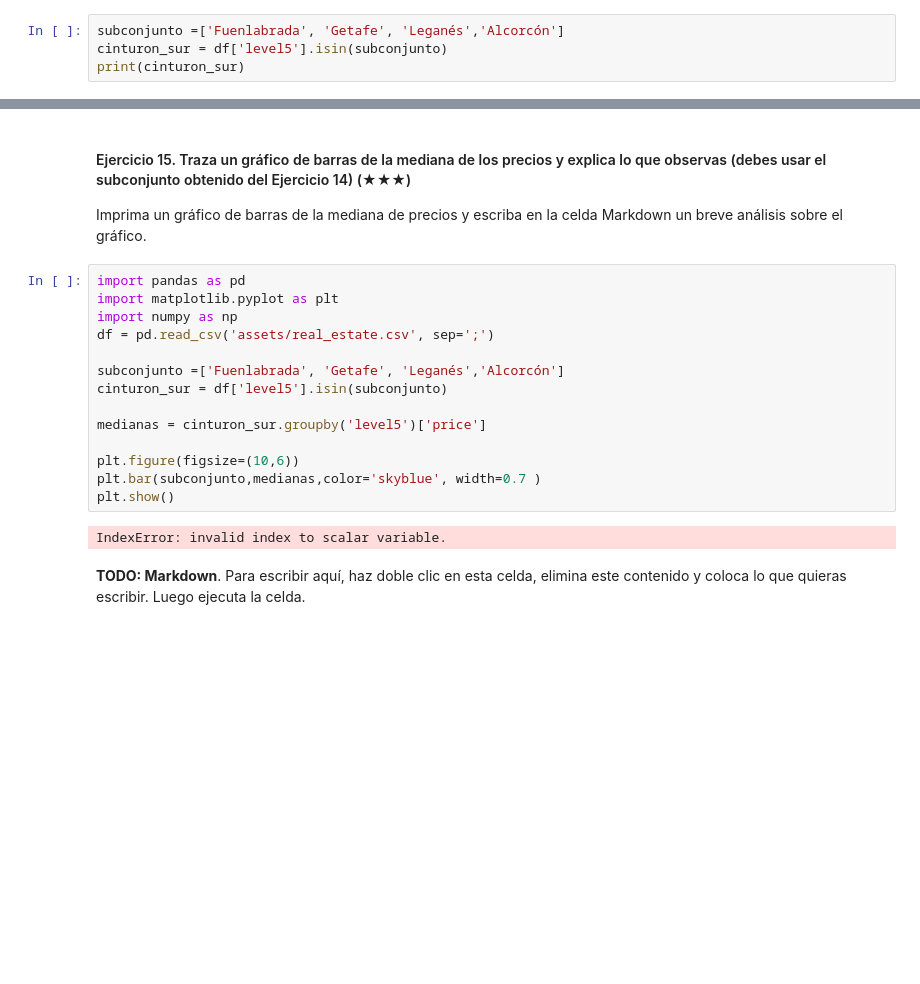
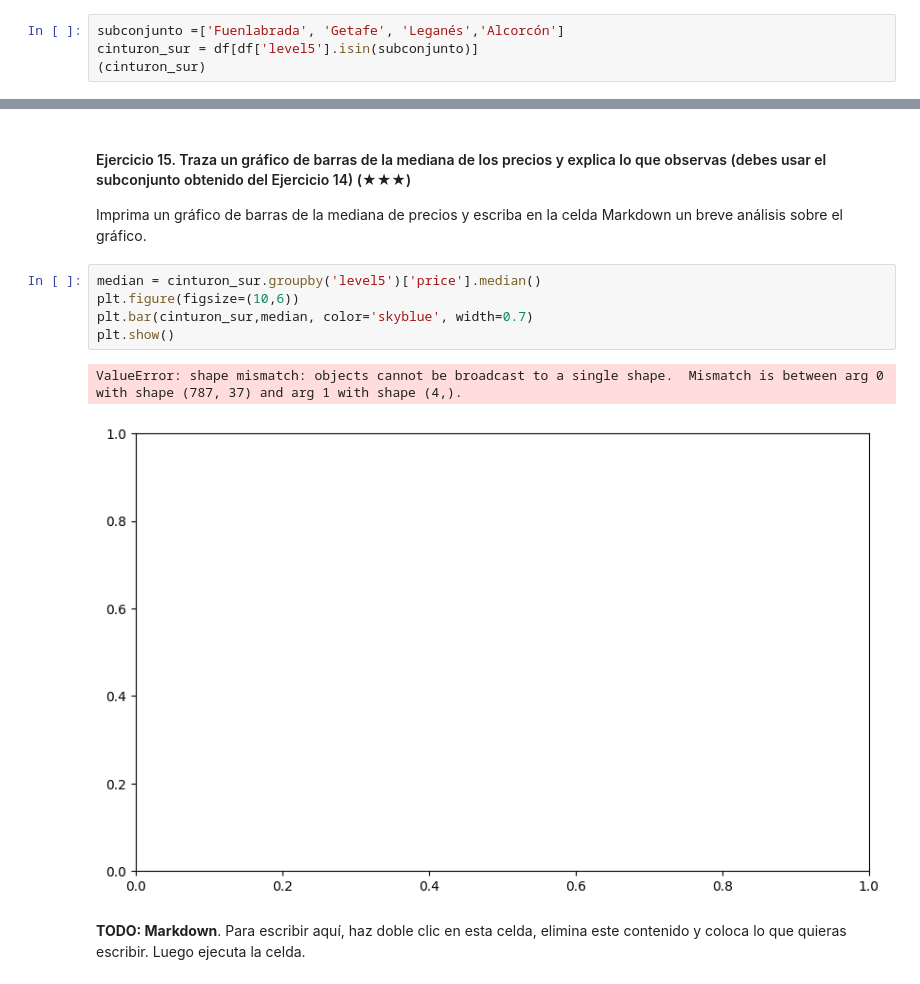
Before and after one commit to emecezeta/realestate-datacleanup-exercise, a Jupyter notebook: project.es.ipynb, the cells around one changed output, grey strips where cells are left out. Drawn from its saved outputs; the diff is of its cells as text; blank space fills up the shorter version.

```diff
--- a/project.es.ipynb
+++ b/project.es.ipynb
@@ -283,6 +283,6 @@ Name: Unnamed: 0, Length: 168, dtype: int64
 Pista: Filtra el DataFrame original usando la columna `level5` y la función `isin`.
 # %%
 subconjunto =['Fuenlabrada', 'Getafe', 'Leganés','Alcorcón']
-cinturon_sur = df['level5'].isin(subconjunto)
-print(cinturon_sur)
+cinturon_sur = df[df['level5'].isin(subconjunto)]
+(cinturon_sur)
 # %% [output]
@@ -303,21 +304,13 @@ Name: level5, Length: 14085, dtype: bool
 
 Imprima un gráfico de barras de la mediana de precios y escriba en la celda Markdown un breve análisis sobre el gráfico.
 # %%
-import pandas as pd
-import matplotlib.pyplot as plt
-import numpy as np
-df = pd.read_csv('assets/real_estate.csv', sep=';')
-
-subconjunto =['Fuenlabrada', 'Getafe', 'Leganés','Alcorcón']
-cinturon_sur = df['level5'].isin(subconjunto)
-
-medianas = cinturon_sur.groupby('level5')['price']
-
+median = cinturon_sur.groupby('level5')['price'].median()
 plt.figure(figsize=(10,6))
-plt.bar(subconjunto,medianas,color='skyblue', width=0.7 )
+plt.bar(cinturon_sur,median, color='skyblue', width=0.7)
 plt.show()
 # %% [output]
-IndexError: invalid index to scalar variable.
+ValueError: shape mismatch: objects cannot be broadcast to a single shape.  Mismatch is between arg 0 with shape (787, 37) and arg 1 with shape (4,).
+[figure, added]
 # %% [markdown]
 **TODO: Markdown**. Para escribir aquí, haz doble clic en esta celda, elimina este contenido y coloca lo que quieras escribir. Luego ejecuta la celda.
 # %% [markdown]
```
Also changed, not shown: parts of 3 cells of this notebook.
